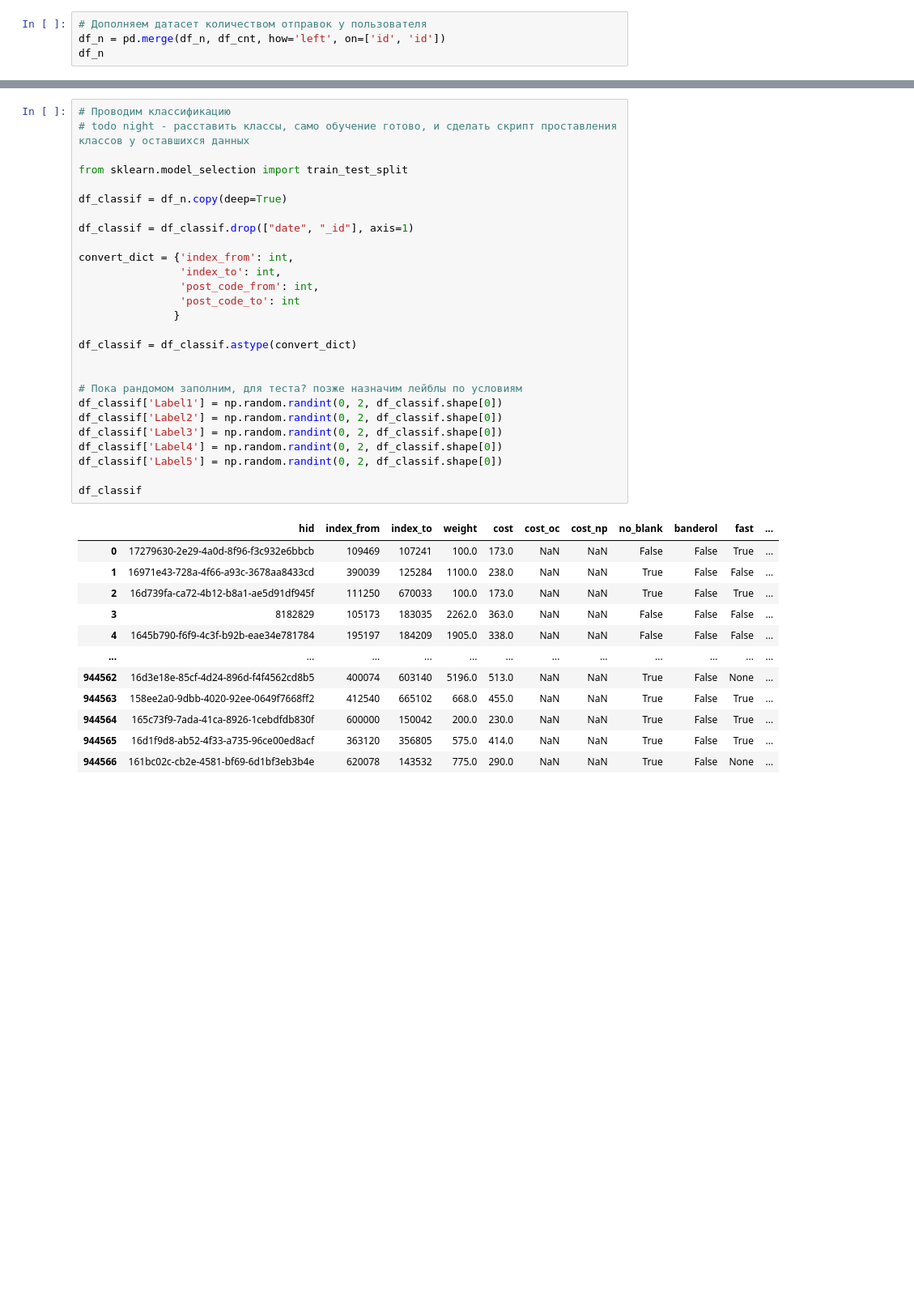
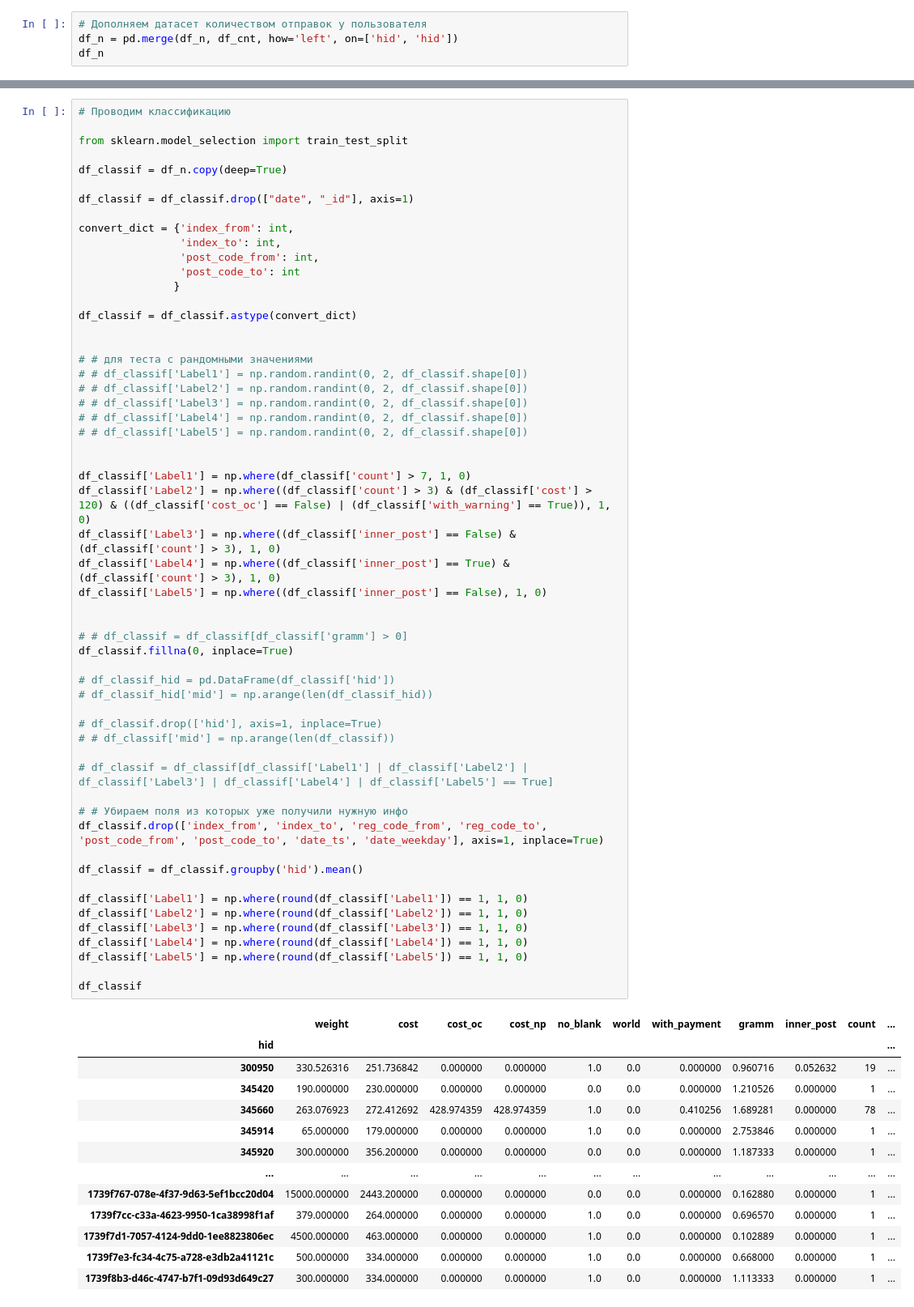
Before and after one commit to dmbgd/pochtaru, a Jupyter notebook: hackathon_pochta.ru.ipynb, the cells around one changed output, grey strips where cells are left out. Shown at 81% size. Saved outputs shown, nothing was run; the diff lists cells and outputs as text; blank space fills up the shorter version.

```diff
--- a/hackathon_pochta.ru.ipynb
+++ b/hackathon_pochta.ru.ipynb
@@ -335,5 +334,5 @@ max       4690.000000
 Name: count, dtype: float64
 # %%
 # Дополняем датасет количеством отправок у пользователя
-df_n = pd.merge(df_n, df_cnt, how='left', on=['id', 'id'])
+df_n = pd.merge(df_n, df_cnt, how='left', on=['hid', 'hid'])
 df_n
@@ -432,40 +430,70 @@ plt.show()
 # %%
 # Проводим классификацию
-# todo night - расставить классы, само обучение готово, и сделать скрипт проставления классов у оставшихся данных
 
 from sklearn.model_selection import train_test_split
 
 df_classif = df_n.copy(deep=True)
 
 df_classif = df_classif.drop(["date", "_id"], axis=1)
 
 convert_dict = {'index_from': int,
                 'index_to': int,
                 'post_code_from': int,
                 'post_code_to': int
                }
 
 df_classif = df_classif.astype(convert_dict)
 
 
-# Пока рандомом заполним, для теста? позже назначим лейблы по условиям
-df_classif['Label1'] = np.random.randint(0, 2, df_classif.shape[0])
-df_classif['Label2'] = np.random.randint(0, 2, df_classif.shape[0])
-df_classif['Label3'] = np.random.randint(0, 2, df_classif.shape[0])
-df_classif['Label4'] = np.random.randint(0, 2, df_classif.shape[0])
-df_classif['Label5'] = np.random.randint(0, 2, df_classif.shape[0])
+# # для теста с рандомными значениями
+# # df_classif['Label1'] = np.random.randint(0, 2, df_classif.shape[0])
+# # df_classif['Label2'] = np.random.randint(0, 2, df_classif.shape[0])
+# # df_classif['Label3'] = np.random.randint(0, 2, df_classif.shape[0])
+# # df_classif['Label4'] = np.random.randint(0, 2, df_classif.shape[0])
+# # df_classif['Label5'] = np.random.randint(0, 2, df_classif.shape[0])
+
+
+df_classif['Label1'] = np.where(df_classif['count'] > 7, 1, 0)
+df_classif['Label2'] = np.where((df_classif['count'] > 3) & (df_classif['cost'] > 120) & ((df_classif['cost_oc'] == False) | (df_classif['with_warning'] == True)), 1, 0)
+df_classif['Label3'] = np.where((df_classif['inner_post'] == False) & (df_classif['count'] > 3), 1, 0)
+df_classif['Label4'] = np.where((df_classif['inner_post'] == True) & (df_classif['count'] > 3), 1, 0)
+df_classif['Label5'] = np.where((df_classif['inner_post'] == False), 1, 0)
+
+
+# # df_classif = df_classif[df_classif['gramm'] > 0]
+df_classif.fillna(0, inplace=True)
+
+# df_classif_hid = pd.DataFrame(df_classif['hid'])
+# df_classif_hid['mid'] = np.arange(len(df_classif_hid))
+
+# df_classif.drop(['hid'], axis=1, inplace=True)
+# # df_classif['mid'] = np.arange(len(df_classif))
+
+# df_classif = df_classif[df_classif['Label1'] | df_classif['Label2'] | df_classif['Label3'] | df_classif['Label4'] | df_classif['Label5'] == True]
+
+# # Убираем поля из которых уже получили нужную инфо
+df_classif.drop(['index_from', 'index_to', 'reg_code_from', 'reg_code_to', 'post_code_from', 'post_code_to', 'date_ts', 'date_weekday'], axis=1, inplace=True)
+
+df_classif = df_classif.groupby('hid').mean()
+
+df_classif['Label1'] = np.where(round(df_classif['Label1']) == 1, 1, 0)
+df_classif['Label2'] = np.where(round(df_classif['Label2']) == 1, 1, 0)
+df_classif['Label3'] = np.where(round(df_classif['Label3']) == 1, 1, 0)
+df_classif['Label4'] = np.where(round(df_classif['Label4']) == 1, 1, 0)
+df_classif['Label5'] = np.where(round(df_classif['Label5']) == 1, 1, 0)
 
 df_classif
 # %% [output]
-|  | hid | index_from | index_to | weight | cost | cost_oc | cost_np | no_blank | banderol | fast | ... |
-| 0 | 17279630-2e29-4a0d-8f96-f3c932e6bbcb | 109469 | 107241 | 100.0 | 173.0 | NaN | NaN | False | False | True | ... |
-| 1 | 16971e43-728a-4f66-a93c-3678aa8433cd | 390039 | 125284 | 1100.0 | 238.0 | NaN | NaN | True | False | False | ... |
-| 2 | 16d739fa-ca72-4b12-b8a1-ae5d91df945f | 111250 | 670033 | 100.0 | 173.0 | NaN | NaN | True | False | True | ... |
-| 3 | 8182829 | 105173 | 183035 | 2262.0 | 363.0 | NaN | NaN | False | False | False | ... |
-| 4 | 1645b790-f6f9-4c3f-b92b-eae34e781784 | 195197 | 184209 | 1905.0 | 338.0 | NaN | NaN | False | False | False | ... |
+|  | weight | cost | cost_oc | cost_np | no_blank | world | with_payment | gramm | inner_post | count | ... |
+| hid |  |  |  |  |  |  |  |  |  |  | ... |
+| 300950 | 330.526316 | 251.736842 | 0.000000 | 0.000000 | 1.0 | 0.0 | 0.000000 | 0.960716 | 0.052632 | 19 | ... |
+| 345420 | 190.000000 | 230.000000 | 0.000000 | 0.000000 | 0.0 | 0.0 | 0.000000 | 1.210526 | 0.000000 | 1 | ... |
+| 345660 | 263.076923 | 272.412692 | 428.974359 | 428.974359 | 1.0 | 0.0 | 0.410256 | 1.689281 | 0.000000 | 78 | ... |
+| 345914 | 65.000000 | 179.000000 | 0.000000 | 0.000000 | 1.0 | 0.0 | 0.000000 | 2.753846 | 0.000000 | 1 | ... |
+| 345920 | 300.000000 | 356.200000 | 0.000000 | 0.000000 | 0.0 | 0.0 | 0.000000 | 1.187333 | 0.000000 | 1 | ... |
 | ... | ... | ... | ... | ... | ... | ... | ... | ... | ... | ... | ... |
-| 944562 | 16d3e18e-85cf-4d24-896d-f4f4562cd8b5 | 400074 | 603140 | 5196.0 | 513.0 | NaN | NaN | True | False | None | ... |
-| 944563 | 158ee2a0-9dbb-4020-92ee-0649f7668ff2 | 412540 | 665102 | 668.0 | 455.0 | NaN | NaN | True | False | True | ... |
-| 944564 | 165c73f9-7ada-41ca-8926-1cebdfdb830f | 600000 | 150042 | 200.0 | 230.0 | NaN | NaN | True | False | True | ... |
-| 944565 | 16d1f9d8-ab52-4f33-a735-96ce00ed8acf | 363120 | 356805 | 575.0 | 414.0 | NaN | NaN | True | False | True | ... |
-| 944566 | 161bc02c-cb2e-4581-bf69-6d1bf3eb3b4e | 620078 | 143532 | 775.0 | 290.0 | NaN | NaN | True | False | None | ... |
+| 1739f767-078e-4f37-9d63-5ef1bcc20d04 | 15000.000000 | 2443.200000 | 0.000000 | 0.000000 | 0.0 | 0.0 | 0.000000 | 0.162880 | 0.000000 | 1 | ... |
+| 1739f7cc-c33a-4623-9950-1ca38998f1af | 379.000000 | 264.000000 | 0.000000 | 0.000000 | 1.0 | 0.0 | 0.000000 | 0.696570 | 0.000000 | 1 | ... |
+| 1739f7d1-7057-4124-9dd0-1ee8823806ec | 4500.000000 | 463.000000 | 0.000000 | 0.000000 | 1.0 | 0.0 | 0.000000 | 0.102889 | 0.000000 | 1 | ... |
+| 1739f7e3-fc34-4c75-a728-e3db2a41121c | 500.000000 | 334.000000 | 0.000000 | 0.000000 | 1.0 | 0.0 | 0.000000 | 0.668000 | 0.000000 | 1 | ... |
+| 1739f8b3-d46c-4747-b7f1-09d93d649c27 | 300.000000 | 334.000000 | 0.000000 | 0.000000 | 1.0 | 0.0 | 0.000000 | 1.113333 | 0.000000 | 1 | ... |
```
Also changed, not shown: parts of 17 cells of this notebook, 2 other files.
